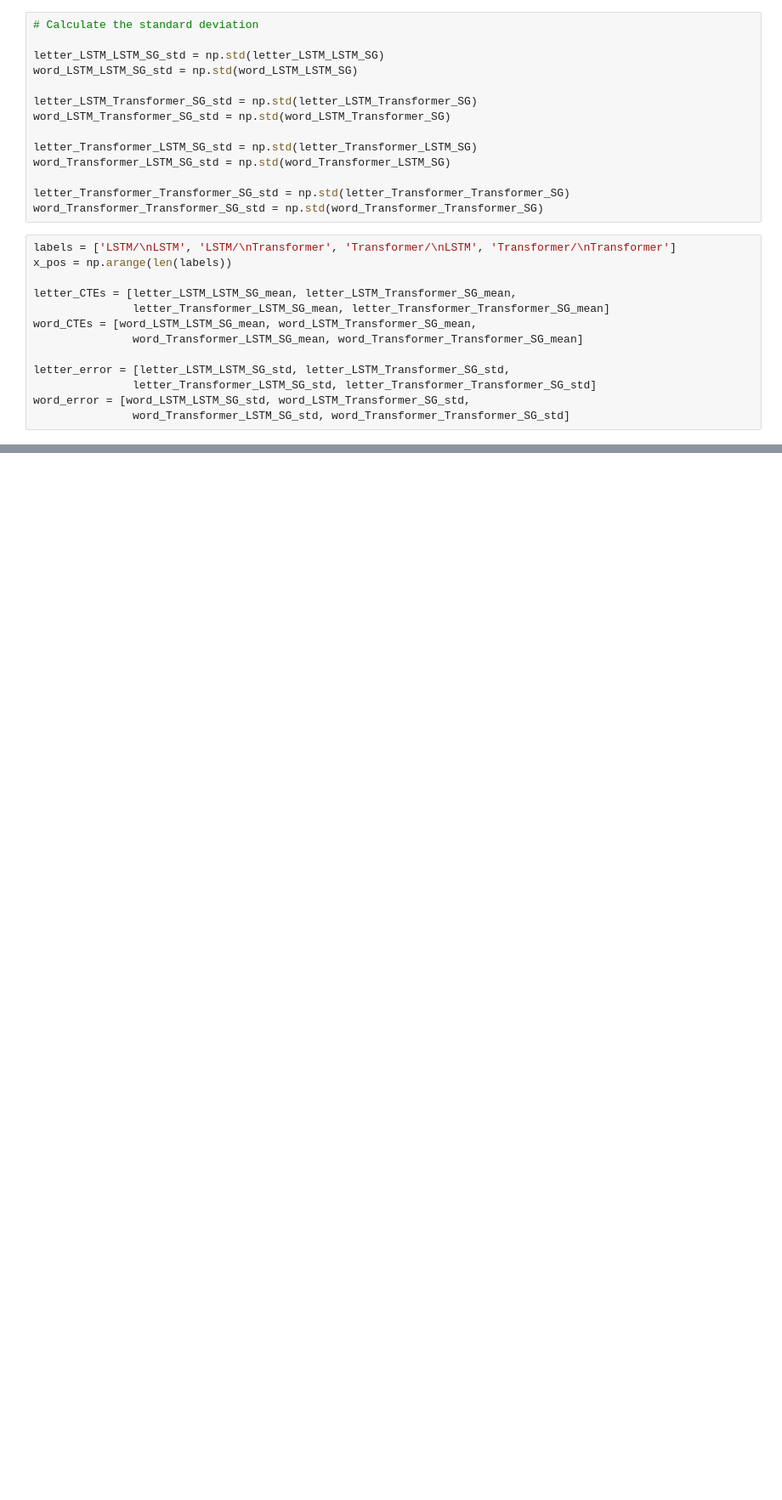
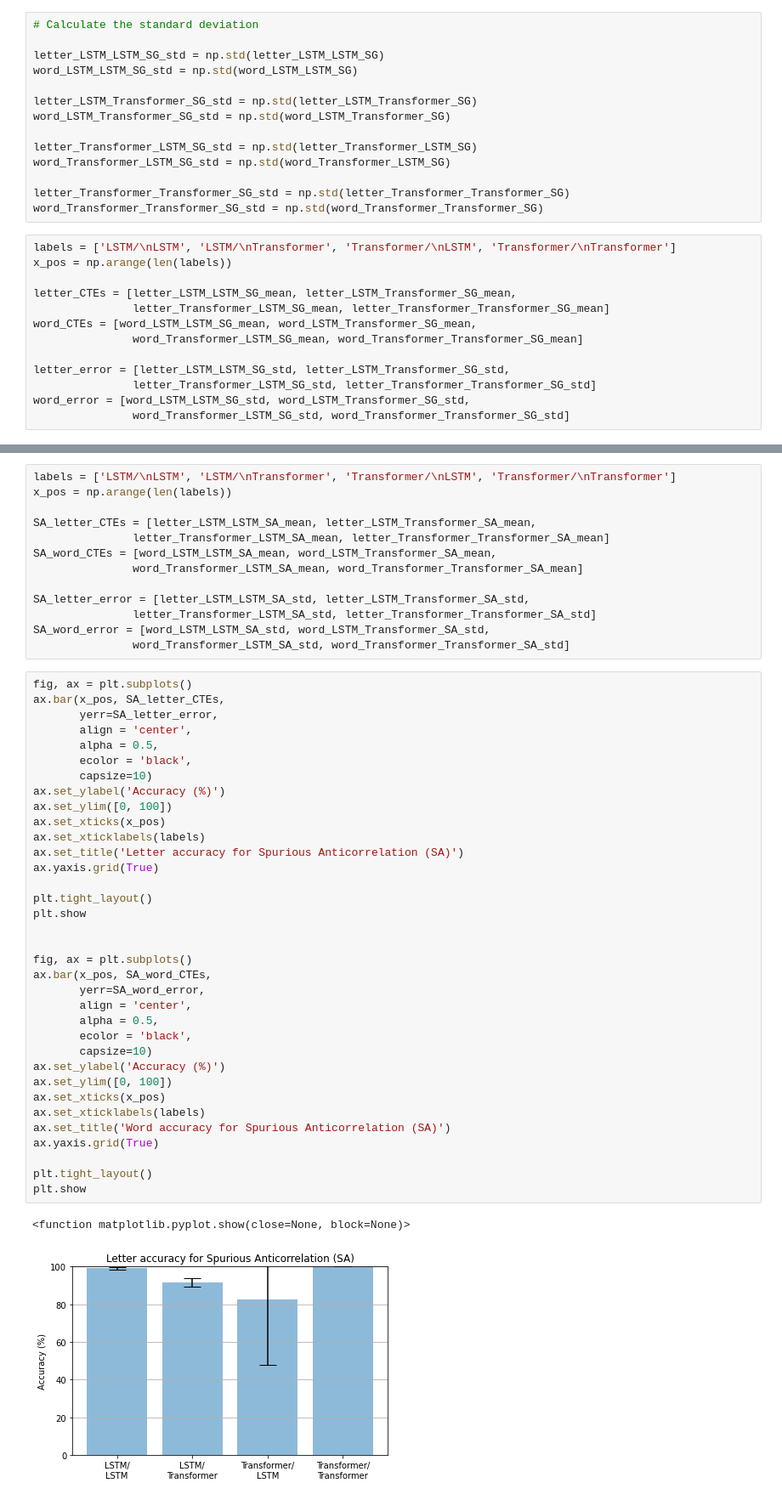
Before and after one commit to LA-Koenig/Attention-Revisited, a Jupyter notebook: Results/results_20220912/_plots.ipynb, the cells around one changed output, grey strips where cells are left out. Shown: that part at 85% size. Drawn from its saved outputs; the diff is of its cells as text; blank space fills up the shorter version.

```diff
--- a/Results/results_20220912/_plots.ipynb
+++ b/Results/results_20220912/_plots.ipynb
@@ -97,0 +143,51 @@ plt.show
+# %%
+labels = ['LSTM/\nLSTM', 'LSTM/\nTransformer', 'Transformer/\nLSTM', 'Transformer/\nTransformer']
+x_pos = np.arange(len(labels))
+
+SA_letter_CTEs = [letter_LSTM_LSTM_SA_mean, letter_LSTM_Transformer_SA_mean,
+               letter_Transformer_LSTM_SA_mean, letter_Transformer_Transformer_SA_mean]
+SA_word_CTEs = [word_LSTM_LSTM_SA_mean, word_LSTM_Transformer_SA_mean,
+               word_Transformer_LSTM_SA_mean, word_Transformer_Transformer_SA_mean]
+
+SA_letter_error = [letter_LSTM_LSTM_SA_std, letter_LSTM_Transformer_SA_std,
+               letter_Transformer_LSTM_SA_std, letter_Transformer_Transformer_SA_std]
+SA_word_error = [word_LSTM_LSTM_SA_std, word_LSTM_Transformer_SA_std,
+               word_Transformer_LSTM_SA_std, word_Transformer_Transformer_SA_std]
+# %%
+fig, ax = plt.subplots()
+ax.bar(x_pos, SA_letter_CTEs,
+       yerr=SA_letter_error,
+       align = 'center',
+       alpha = 0.5,
+       ecolor = 'black',
+       capsize=10)
+ax.set_ylabel('Accuracy (%)')
+ax.set_ylim([0, 100])
+ax.set_xticks(x_pos)
+ax.set_xticklabels(labels)
+ax.set_title('Letter accuracy for Spurious Anticorrelation (SA)')
+ax.yaxis.grid(True)
+
+plt.tight_layout()
+plt.show
+
+
+fig, ax = plt.subplots()
+ax.bar(x_pos, SA_word_CTEs,
+       yerr=SA_word_error,
+       align = 'center',
+       alpha = 0.5,
+       ecolor = 'black',
+       capsize=10)
+ax.set_ylabel('Accuracy (%)')
+ax.set_ylim([0, 100])
+ax.set_xticks(x_pos)
+ax.set_xticklabels(labels)
+ax.set_title('Word accuracy for Spurious Anticorrelation (SA)')
+ax.yaxis.grid(True)
+
+plt.tight_layout()
+plt.show
+# %% [output]
+<function matplotlib.pyplot.show(close=None, block=None)>
+[figure, added]
```
Also changed, not shown: parts of 18 cells of this notebook.
